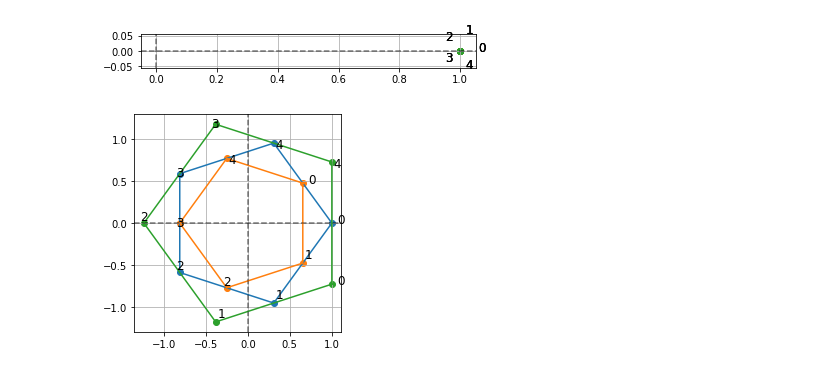
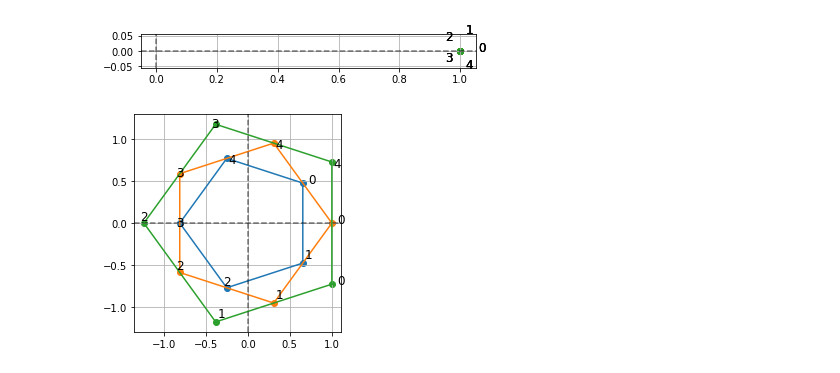
Before and after one commit to fractalclockwork/Math725, a Jupyter notebook: Exercises/Math725_ex_week6_midpt_poly.ipynb, the cells around one changed output. Cells and saved outputs as stored; diff of their text form; code cells hidden in the pictures.

```diff
--- a/Exercises/Math725_ex_week6_midpt_poly.ipynb
+++ b/Exercises/Math725_ex_week6_midpt_poly.ipynb
@@ -91,12 +94,12 @@ for j in range(n):
 [figure]
 # %%
 # now let's consider just one basis permutation
-U = T(n) * V
-W = T(n).inv() * V
+W = T(n) * V  # breath in
+U = T(n).inv() * V  # breath out
 
-#z_plot(M*V) # basis permutation
+#z_plot(M*V) # another V basis permutation
+z_plot(W)
 z_plot(V)
 z_plot(U)
-z_plot(W)
 # %% [output]
-[figure, old version]
+[figure, new version]
```
Also changed, not shown: parts of 9 cells of this notebook.
